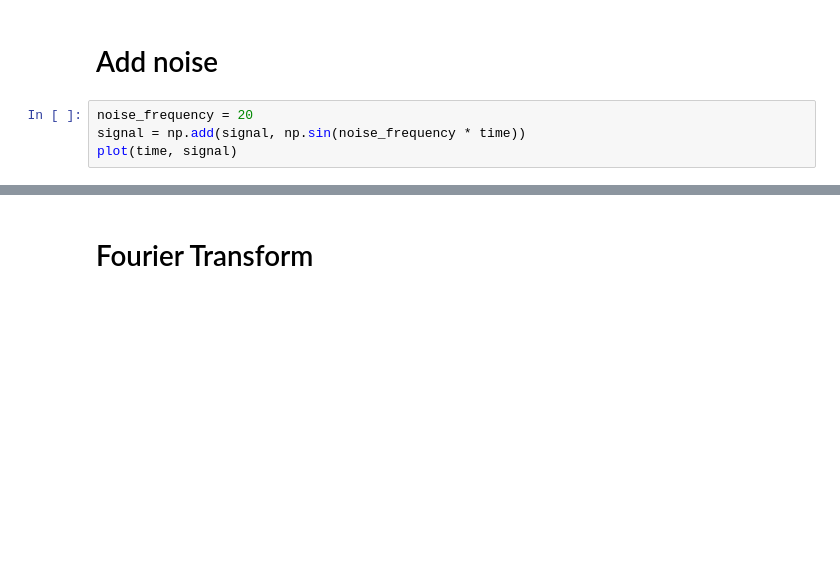
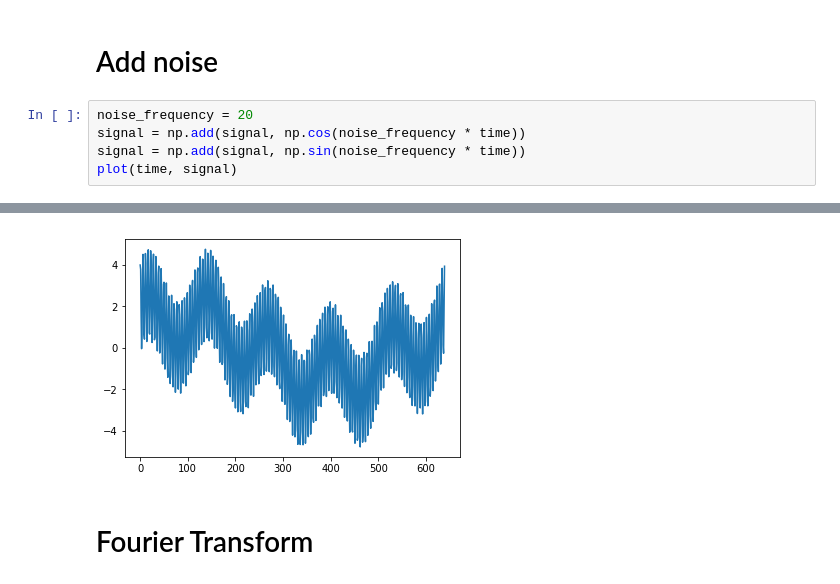
Before and after one commit to yurigorokhov/notebooks, a Jupyter notebook: Fourier Analysis.ipynb, the cells around one changed output, grey strips where cells are left out. Cells and saved outputs as stored; diff of their text form; blank space fills up the shorter version.

```diff
--- a/Fourier Analysis.ipynb
+++ b/Fourier Analysis.ipynb
@@ -29,6 +36,7 @@ plot(time, signal)
 # Add noise
 # %%
 noise_frequency = 20
+signal = np.add(signal, np.cos(noise_frequency * time))
 signal = np.add(signal, np.sin(noise_frequency * time))
 plot(time, signal)
 # %% [output]
@@ -37,3 +43,4 @@ plot(time, signal)
+[figure, added]
 # %% [markdown]
 # Fourier Transform
 # %%
```
Also changed, not shown: parts of 10 cells of this notebook, 3 other files.
